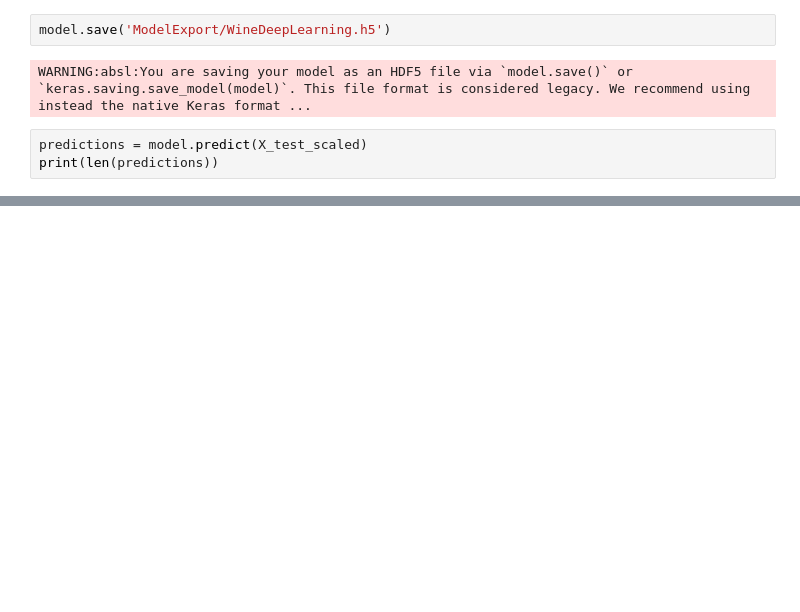
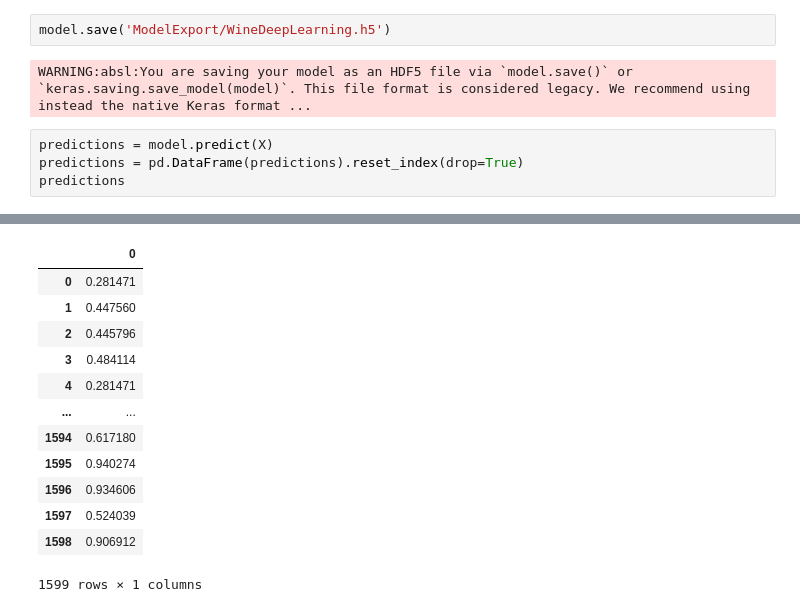
Before and after one commit to RickGrimesCodes/Project-4-Team-Cushion, a Jupyter notebook: MachineLearning.ipynb, the cells around one changed output, grey strips where cells are left out. Saved outputs shown, nothing was run; the diff lists cells and outputs as text; blank space fills up the shorter version.

```diff
--- a/MachineLearning.ipynb
+++ b/MachineLearning.ipynb
@@ -184,6 +184,7 @@ model.save('ModelExport/WineDeepLearning.h5')
 # %% [output]
 WARNING:absl:You are saving your model as an HDF5 file via `model.save()` or `keras.saving.save_model(model)`. This file format is considered legacy. We recommend using instead the native Keras format ...
 # %%
-predictions = model.predict(X_test_scaled)
-print(len(predictions))
+predictions = model.predict(X)
+predictions = pd.DataFrame(predictions).reset_index(drop=True)
+predictions
 # %% [output]
@@ -192 +192,14 @@ print(len(predictions))
+|  | 0 |
+| 0 | 0.281471 |
+| 1 | 0.447560 |
+| 2 | 0.445796 |
+| 3 | 0.484114 |
+| 4 | 0.281471 |
+| ... | ... |
+| 1594 | 0.617180 |
+| 1595 | 0.940274 |
+| 1596 | 0.934606 |
+| 1597 | 0.524039 |
+| 1598 | 0.906912 |
+1599 rows × 1 columns
 # %%
```
Also changed, not shown: parts of 7 cells of this notebook, 3 other files.
